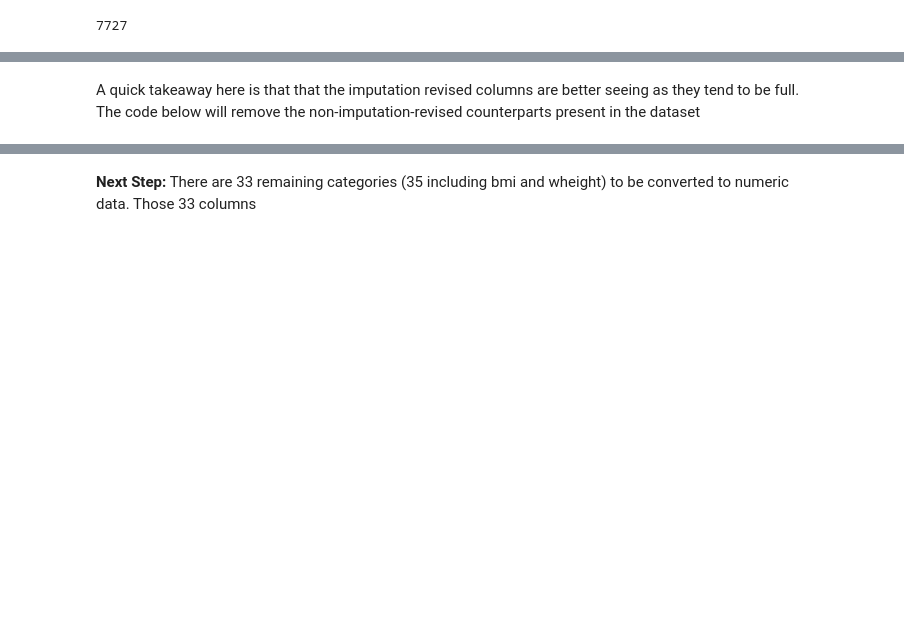
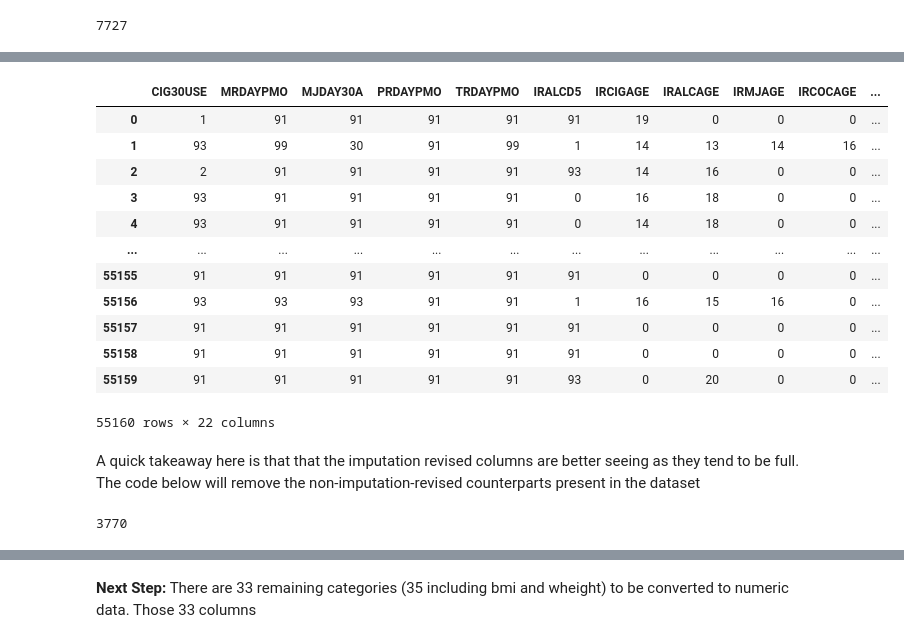
Before and after one commit to MichaelFellner/Drug-Use-Dataset-Cleaning, a Jupyter notebook: Data-Cleaning.ipynb, the cells around one changed output, grey strips where cells are left out. Saved outputs shown, nothing was run; the diff lists cells and outputs as text; code cells hidden in the pictures; blank space fills up the shorter version.

```diff
--- a/Data-Cleaning.ipynb
+++ b/Data-Cleaning.ipynb
@@ -493,5 +507,4 @@ def ele_filter(element):
         return 0
     else:
         return element
-pf_2 = pf.applymap(ele_filter)
-pf_2 = pf_2.drop(['WTPOUND2','BMI2'],axis=1)
+part5 = part4.applymap(ele_filter)
@@ -514,11 +531,12 @@ how_many_dropped()
 7727
 # %%
 categories = [985,994,997,998]
+
 contains_some = []
-for i in pf_2.columns:
+for i in part5.columns:
     check_all = False
     for cat in categories:
-        if cat in pf_2[i].value_counts():
+        if cat in part5[i].value_counts():
             check_all = True
     if check_all == True:
         contains_some.append(i)
@@ -526,7 +544,7 @@ print(contains_some)
 print(len(contains_some))
 contains_500 = []
 for i in contains_some:
-    x = pf_2[i]
+    x = part5[i]
     x = x[x>365]
     total = 0
     for v in x.value_counts():
@@ -560,0 +585,13 @@ len(pf_2.columns)
+# %%
+names = []
+counts = []
+for i in part5.columns:
+    names.append(i)
+    count = 0
+    for v in part5[i].value_counts().index:
+        if v in categories:
+            count+=part5[i].value_counts()[v]
+    counts.append(count)
+
+count_df = pd.DataFrame({'Name' : names, 'Count':counts})
+count_df
@@ -561 +636,20 @@ len(pf_2.columns)
+# %%
+count_df[count_df['Count']==0]['Name'].values
+full_cols = count_df[count_df['Count']==0]['Name'].values
+# %%
+part5[full_cols].applymap(ele_filter)
+# %% [output]
+|  | CIG30USE | MRDAYPMO | MJDAY30A | PRDAYPMO | TRDAYPMO | IRALCD5 | IRCIGAGE | IRALCAGE | IRMJAGE | IRCOCAGE | ... |
+| 0 | 1 | 91 | 91 | 91 | 91 | 91 | 19 | 0 | 0 | 0 | ... |
+| 1 | 93 | 99 | 30 | 91 | 99 | 1 | 14 | 13 | 14 | 16 | ... |
+| 2 | 2 | 91 | 91 | 91 | 91 | 93 | 14 | 16 | 0 | 0 | ... |
+| 3 | 93 | 91 | 91 | 91 | 91 | 0 | 16 | 18 | 0 | 0 | ... |
+| 4 | 93 | 91 | 91 | 91 | 91 | 0 | 14 | 18 | 0 | 0 | ... |
+| ... | ... | ... | ... | ... | ... | ... | ... | ... | ... | ... | ... |
+| 55155 | 91 | 91 | 91 | 91 | 91 | 91 | 0 | 0 | 0 | 0 | ... |
+| 55156 | 93 | 93 | 93 | 91 | 91 | 1 | 16 | 15 | 16 | 0 | ... |
+| 55157 | 91 | 91 | 91 | 91 | 91 | 91 | 0 | 0 | 0 | 0 | ... |
+| 55158 | 91 | 91 | 91 | 91 | 91 | 91 | 0 | 0 | 0 | 0 | ... |
+| 55159 | 91 | 91 | 91 | 91 | 91 | 93 | 0 | 20 | 0 | 0 | ... |
+55160 rows × 22 columns
 # %%
@@ -576,6 +670,9 @@ print(full_cols)
 <p> A quick takeaway here is that that the imputation revised columns are better seeing as they tend to be full. The code below will remove the non-imputation-revised counterparts present in the dataset </p>
 # %%
 #full_cols[full_cols['Name'].str.contains('IR')]
+pf_2['CIGTRY'].value_counts()[16]
+# %% [output]
+3770
 # %%
 #counterparts = ['ALCDAYS','CIGAGE','ALCTRY','MJAGE','COCAGE','HERAGE','HALLAGE','INHAGE','ANALAGE','TRANAGE','STIMAGE','MTHAAGE','METHAGE']
 # %%
```
Also changed, not shown: parts of 29 cells of this notebook, 1 other file.
